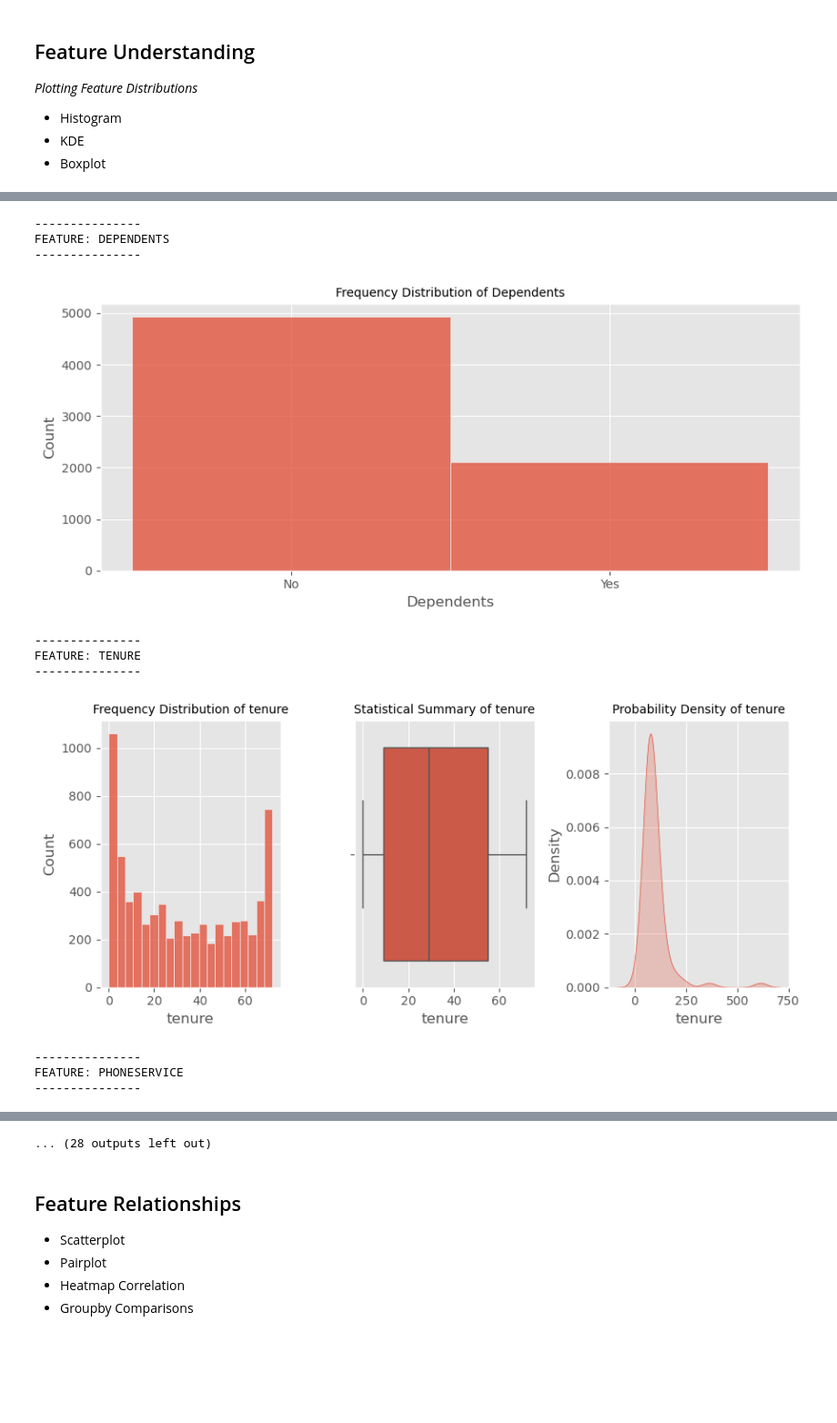
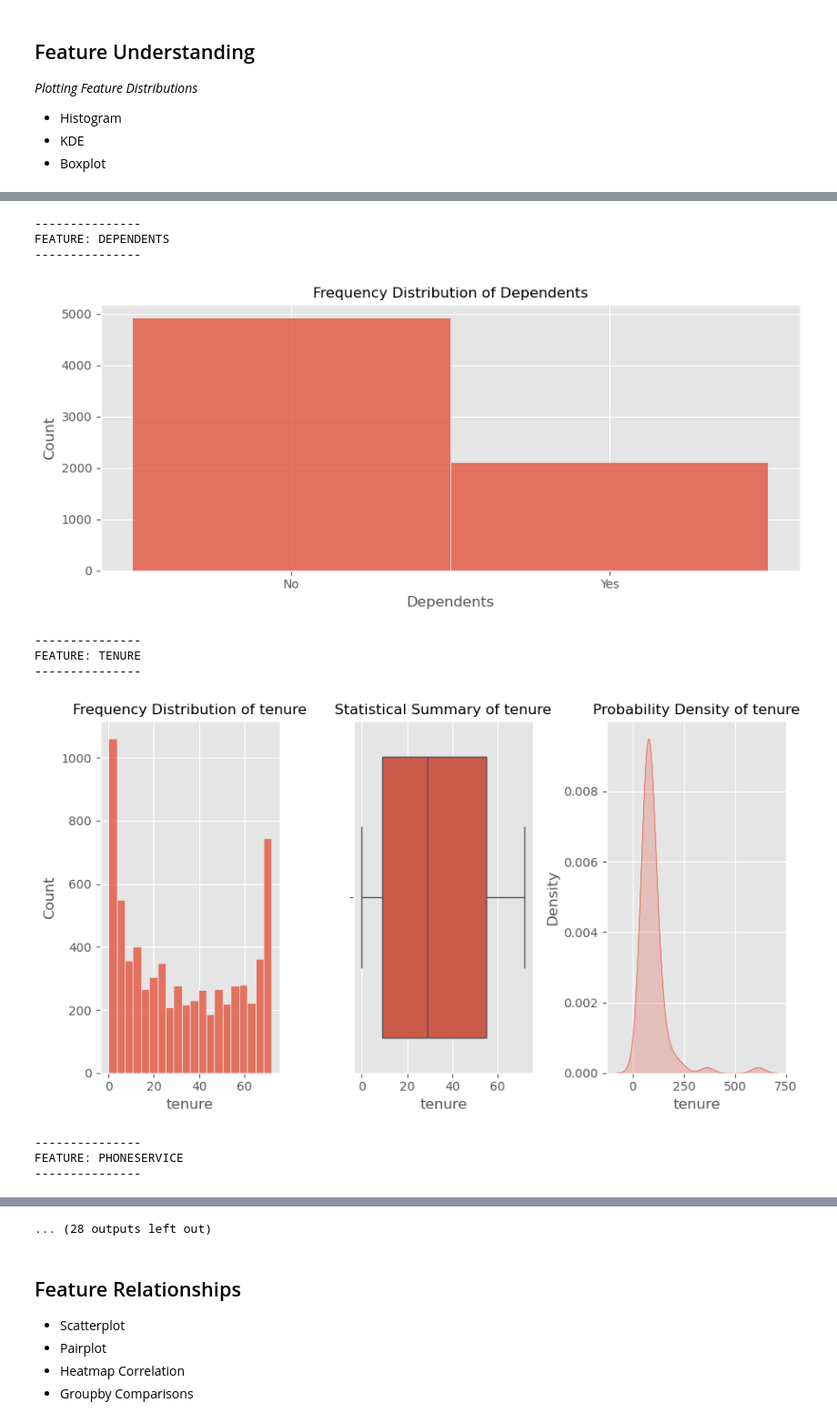
Before and after one commit to mrhussaink7/telco-churn-model, a Jupyter notebook: notebooks/exploratory_data_analysis.ipynb, the cells around one changed output, grey strips where cells are left out. Shown at 91% size. Drawn from its saved outputs; the diff is of its cells as text; code cells hidden in the pictures; blank space fills up the shorter version.

```diff
--- a/notebooks/exploratory_data_analysis.ipynb
+++ b/notebooks/exploratory_data_analysis.ipynb
@@ -25,31 +25,31 @@ df = pd.read_csv('../data/clean_telco_churn.csv')
 - KDE
 - Boxplot
 # %%
-for column in df_categorical.columns:
+for column in df.columns:
     print()
     print('---------------')
     print(f'FEATURE: {column.upper()}')
     print('---------------')
-    if len(df_categorical[column].unique()) > 4:
-        fig, (ax1, ax2, ax3) = plt.subplots(1,3, figsize=(9,4))
-        sns.histplot(ax=ax1, data=df_categorical[column], kde=False, bins=20)
-        ax1.set_title(f'Frequency Distribution of {column}', fontsize=10)
+    if len(df[column].unique()) > 4:
+        fig, (ax1, ax2, ax3) = plt.subplots(1,3, figsize=(9,5))
+        sns.histplot(ax=ax1, data=df[column], kde=False, bins=20)
+        ax1.set_title(f'Frequency Distribution of {column}', fontsize=12)
         ax1.set_xlabel(column)
 
-        sns.boxplot(ax=ax2, x=df_categorical[column])
-        ax2.set_title(f'Statistical Summary of {column}', fontsize=10)
+        sns.boxplot(ax=ax2, x=df[column])
+        ax2.set_title(f'Statistical Summary of {column}', fontsize=12)
         ax2.set_xlabel(column)
 
-        sns.kdeplot(ax=ax3, data=df_categorical[column].value_counts(), shade=True)
-        ax3.set_title(f'Probability Density of {column}', fontsize=10)
+        sns.kdeplot(ax=ax3, data=df[column].value_counts(), shade=True)
+        ax3.set_title(f'Probability Density of {column}', fontsize=12)
         ax3.set_xlabel(column)
 
         plt.tight_layout()
         plt.show()
     else:
         fig, ax1 = plt.subplots(1, figsize=(9,4))
-        sns.histplot(ax=ax1, data=df_categorical[column], kde=False, bins=20)
-        ax1.set_title(f'Frequency Distribution of {column}', fontsize=10)
+        sns.histplot(ax=ax1, data=df[column], kde=False, bins=20)
+        ax1.set_title(f'Frequency Distribution of {column}', fontsize=12)
         ax1.set_xlabel(column)
 
         plt.tight_layout()
@@ -70,11 +70,11 @@ FEATURE: PARTNER
 ---------------
 FEATURE: DEPENDENTS
 ---------------
-[figure, old version]
+[figure, new version]
 ---------------
 FEATURE: TENURE
 ---------------
-[figure, old version]
+[figure, new version]
 ---------------
 FEATURE: PHONESERVICE
 ---------------
```
Also changed, not shown: parts of 7 cells of this notebook, 4 other files.
